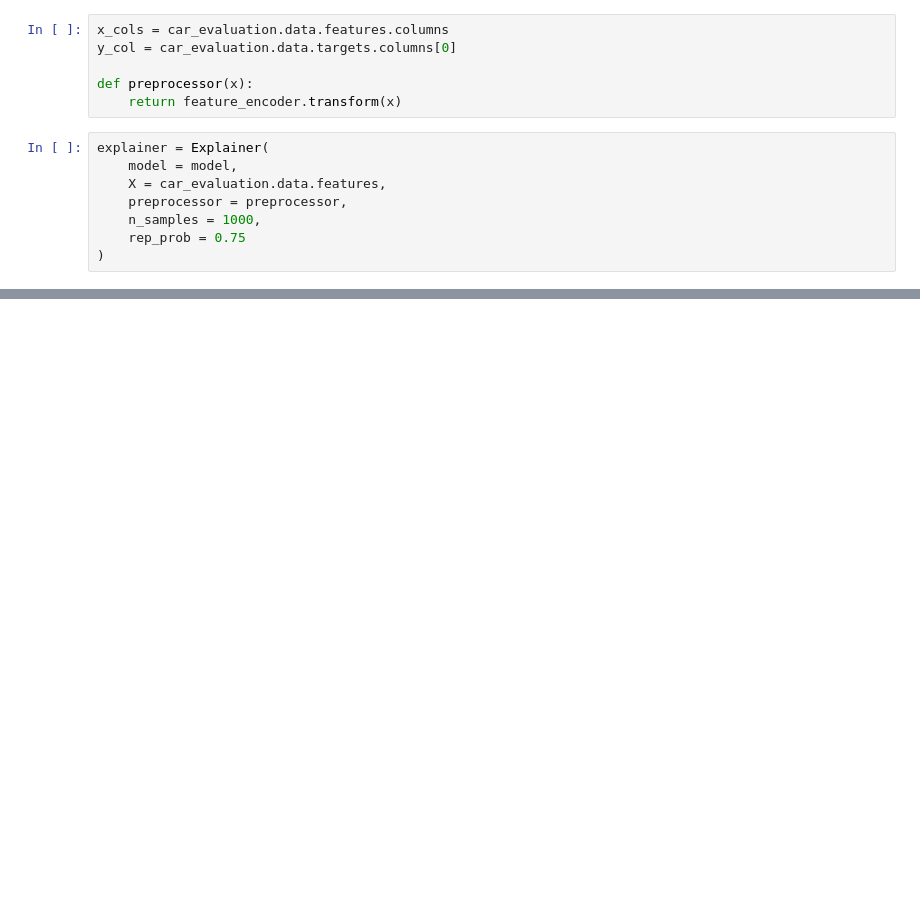
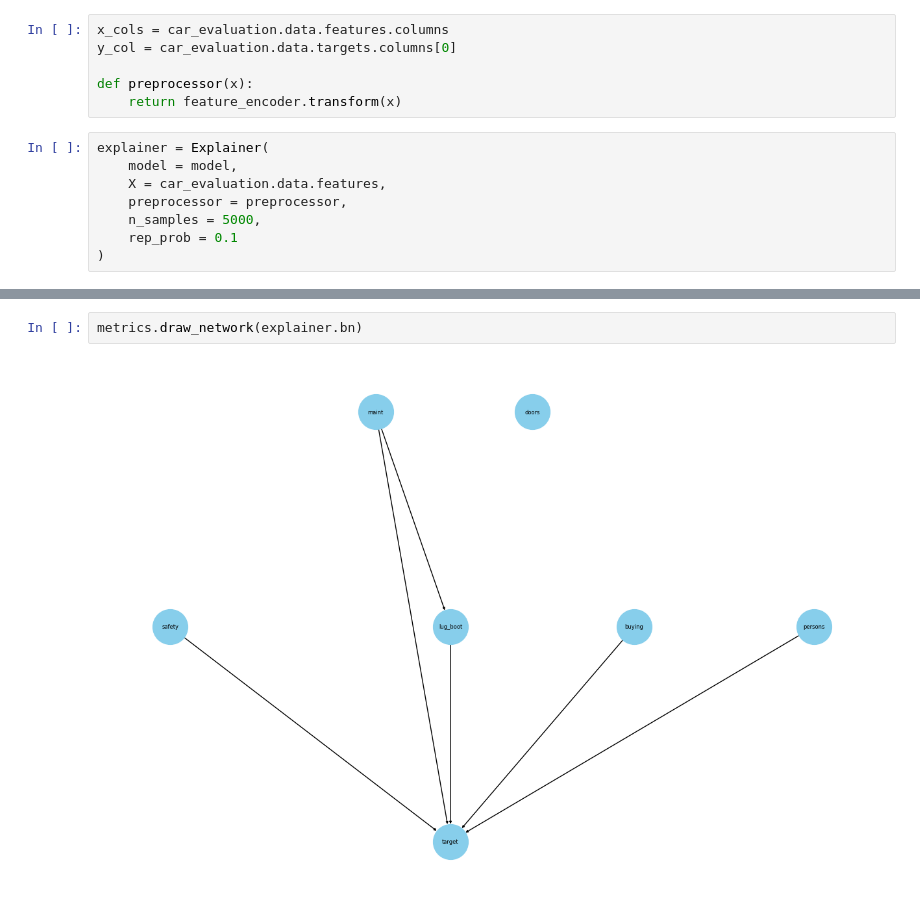
Before and after one commit to TumeloMkwambe/Honours-RP, a Jupyter notebook: main.ipynb, the cells around one changed output, grey strips where cells are left out. Drawn from its saved outputs; the diff is of its cells as text; blank space fills up the shorter version.

```diff
--- a/main.ipynb
+++ b/main.ipynb
@@ -269,6 +292,6 @@ explainer = Explainer(
     model = model,
     X = car_evaluation.data.features,
     preprocessor = preprocessor,
-    n_samples = 1000,
-    rep_prob = 0.75
+    n_samples = 5000,
+    rep_prob = 0.1
 )
@@ -294,0 +328,4 @@ doors
+# %%
+metrics.draw_network(explainer.bn)
+# %% [output]
+[figure, added]
```
Also changed, not shown: parts of 9 cells of this notebook, 1 other file.
